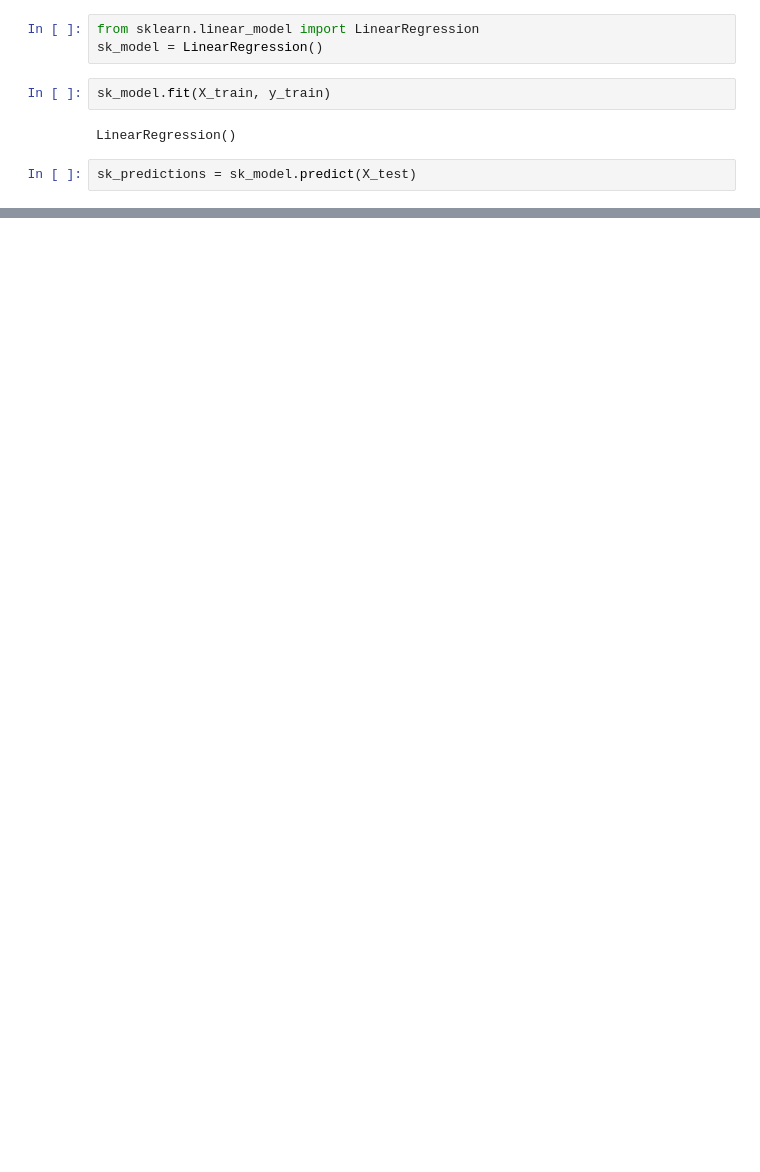
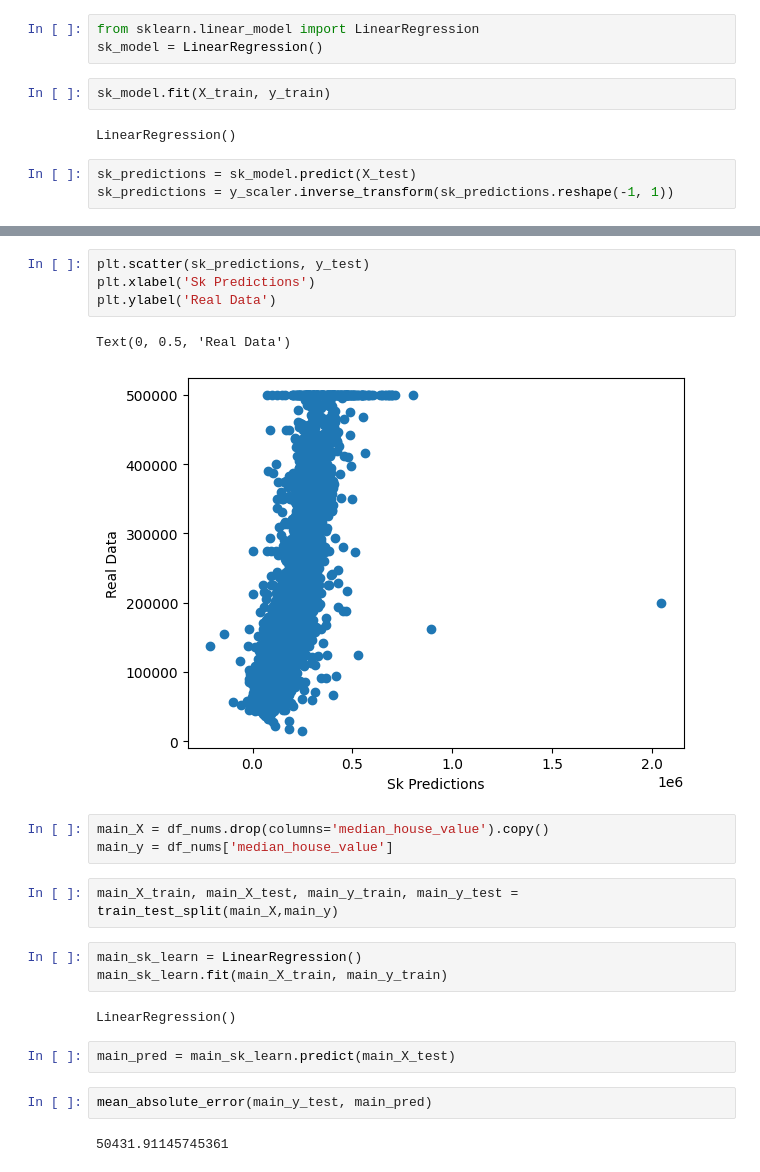
Before and after one commit to firhzmelo/linear-regression, a Jupyter notebook: linear_regression.ipynb, the cells around one changed output, grey strips where cells are left out. Cells and saved outputs as stored; diff of their text form; blank space fills up the shorter version.

```diff
--- a/linear_regression.ipynb
+++ b/linear_regression.ipynb
@@ -300,3 +335,4 @@ sk_model.fit(X_train, y_train)
 LinearRegression()
 # %%
 sk_predictions = sk_model.predict(X_test)
+sk_predictions = y_scaler.inverse_transform(sk_predictions.reshape(-1, 1))
@@ -306,0 +353,23 @@ mean_absolute_error(y_test, sk_predictions)
+# %%
+plt.scatter(sk_predictions, y_test)
+plt.xlabel('Sk Predictions')
+plt.ylabel('Real Data')
+# %% [output]
+Text(0, 0.5, 'Real Data')
+[figure, added]
+# %%
+main_X = df_nums.drop(columns='median_house_value').copy()
+main_y = df_nums['median_house_value']
+# %%
+main_X_train, main_X_test, main_y_train, main_y_test = train_test_split(main_X,main_y)
+# %%
+main_sk_learn = LinearRegression()
+main_sk_learn.fit(main_X_train, main_y_train)
+# %% [output]
+LinearRegression()
+# %%
+main_pred = main_sk_learn.predict(main_X_test)
+# %%
+mean_absolute_error(main_y_test, main_pred)
+# %% [output]
+50431.91145745361
```
Also changed, not shown: parts of 23 cells of this notebook, 1 other file.
